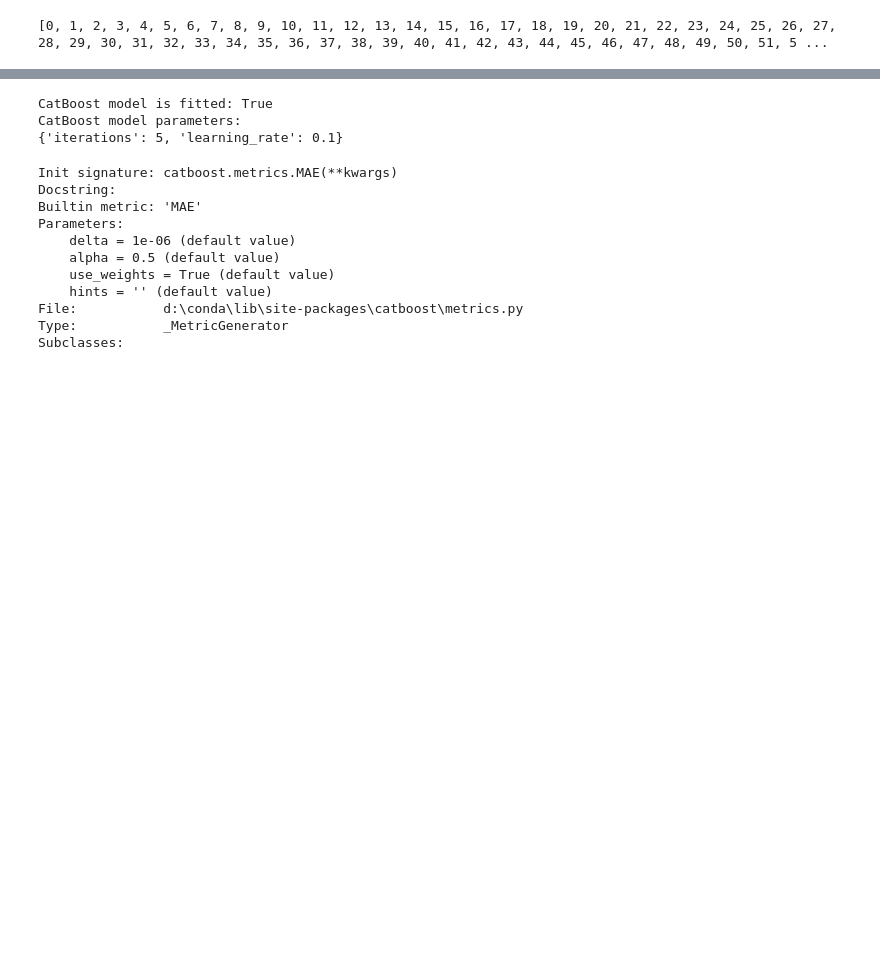
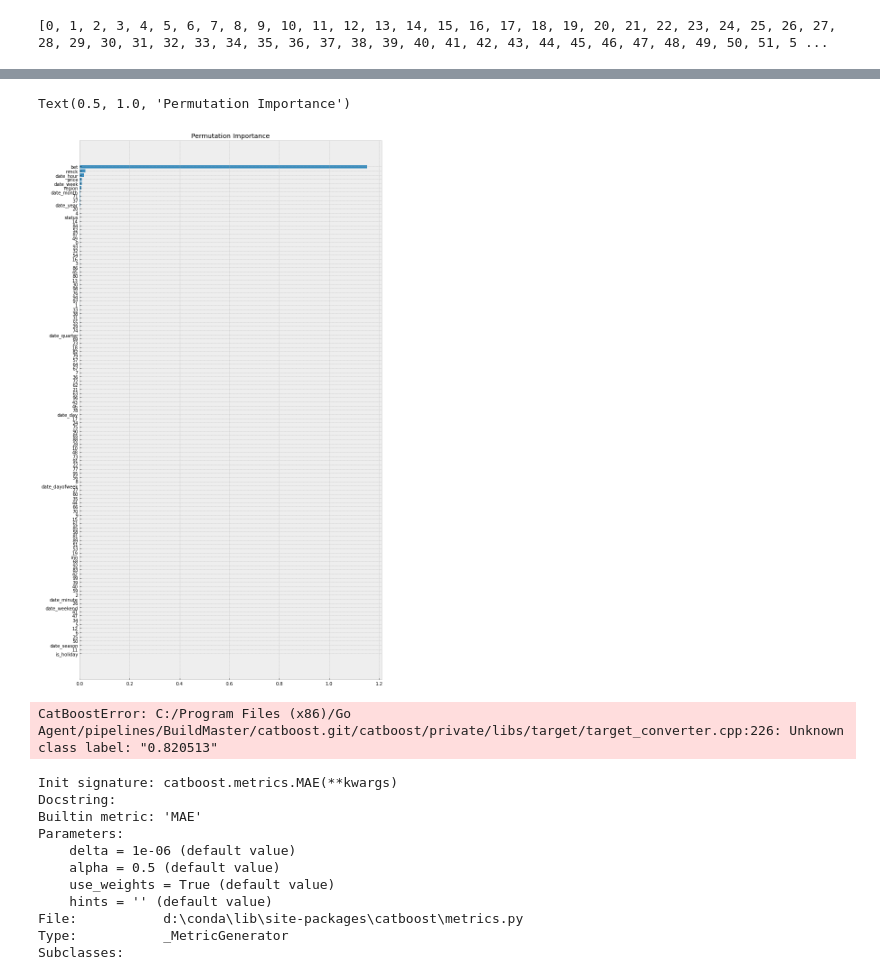
Before and after one commit to progressionnetwork/tenderhack_22, a Jupyter notebook: ds_works.ipynb, the cells around one changed output, grey strips where cells are left out. Drawn from its saved outputs; the diff is of its cells as text; code cells hidden in the pictures; blank space fills up the shorter version.

```diff
--- a/ds_works.ipynb
+++ b/ds_works.ipynb
@@ -323,0 +346,12 @@ X_train, X_val, y_train, y_val = train_test_split(X, y, test_size=0.20, random_s
+# %%
+from sklearn.inspection import permutation_importance
+
+perm_importance = permutation_importance(model_CBR, X_test, y_test, n_repeats=10, random_state=1066)
+sorted_idx = perm_importance.importances_mean.argsort()
+fig = plt.figure(figsize=(12, 22))
+plt.barh(range(len(sorted_idx)), perm_importance.importances_mean[sorted_idx], align='center')
+plt.yticks(range(len(sorted_idx)), np.array(X_test.columns)[sorted_idx])
+plt.title('Permutation Importance')
+# %% [output]
+Text(0.5, 1.0, 'Permutation Importance')
+[figure, added]
@@ -324,26 +375,24 @@ X_train, X_val, y_train, y_val = train_test_split(X, y, test_size=0.20, random_s
 # %%
-from catboost import CatBoostClassifier
+# from catboost import CatBoostClassifier
 
-clf = CatBoostClassifier(
-    iterations=5,
-    learning_rate=0.1,
-    #loss_function='CrossEntropy'
-)
+# clf = CatBoostClassifier(
+#     iterations=5,
+#     learning_rate=0.1,
+#     #loss_function='CrossEntropy'
+# )
 
 
-clf.fit(X_train, y_train,
-        #cat_features=cat_features,
-        eval_set=(X_val, y_val),
-        verbose=False
-)
+# clf.fit(X_train, y_train,
+#         #cat_features=cat_features,
+#         eval_set=(X_test, y_test),
+#         verbose=False
+# )
 
-print('CatBoost model is fitted: ' + str(clf.is_fitted()))
-print('CatBoost model parameters:')
-print(clf.get_params())
+# print('CatBoost model is fitted: ' + str(clf.is_fitted()))
+# print('CatBoost model parameters:')
+# print(clf.get_params())
 # %% [output]
-CatBoost model is fitted: True
-CatBoost model parameters:
-{'iterations': 5, 'learning_rate': 0.1}
+CatBoostError: C:/Program Files (x86)/Go Agent/pipelines/BuildMaster/catboost.git/catboost/private/libs/target/target_converter.cpp:226: Unknown class label: "0.820513"
 # %%
 catboost.metrics.MAE?
 # %% [output]
```
Also changed, not shown: parts of 14 cells of this notebook.
